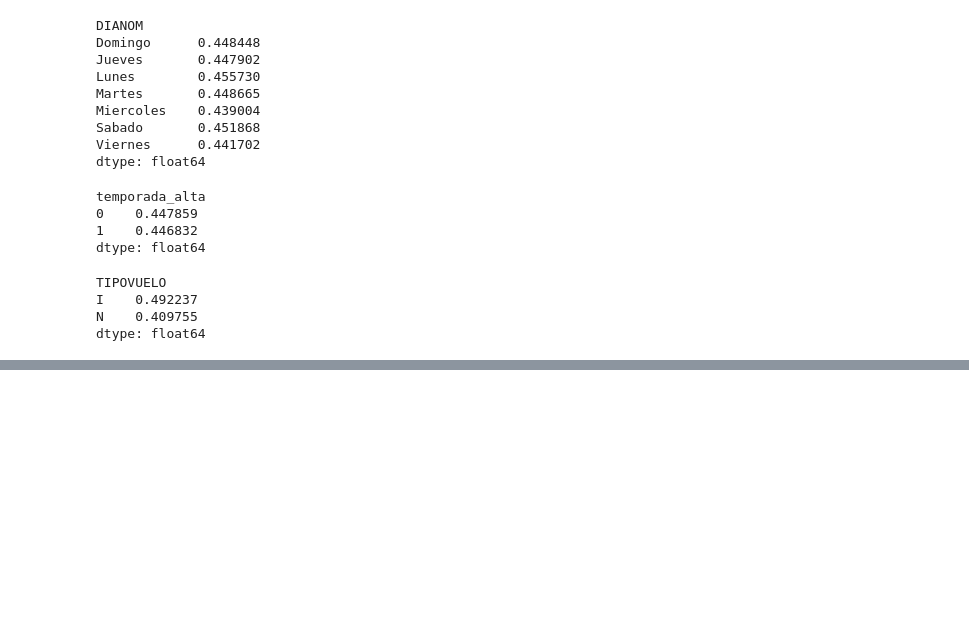
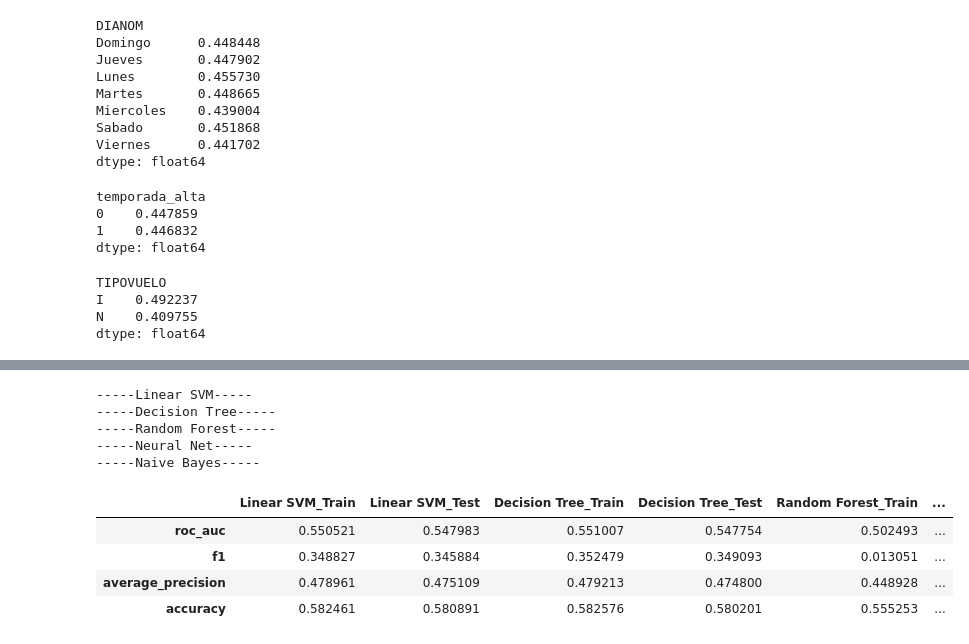
Before and after one commit to JPGrosso/challenge_DS_LATAM, a Jupyter notebook: solution.ipynb, the cells around one changed output, grey strips where cells are left out. Saved outputs shown, nothing was run; the diff lists cells and outputs as text; code cells hidden in the pictures; blank space fills up the shorter version.

```diff
--- a/solution.ipynb
+++ b/solution.ipynb
@@ -321,0 +391,9 @@ dataset_cat_dummy.head(5)
+# %%
+#dado que no generé variables que miren hacia el pasado, cada vuelo es más o menos independiente y a pesar de ser una serie de tiempo
+#se puede separar al azar sin que información del test permee al train
+X_train, X_test, y_train, y_test = train_test_split(df, df.atraso_15,
+                                                   train_size=0.75, test_size=0.25, random_state=3344)
+# %%
+#saco la target del train
+X_train=X_train.drop(["atraso_15"],axis=1)
+X_test=X_test.drop(["atraso_15"],axis=1)
@@ -321,0 +477,64 @@ dataset_cat_dummy.head(5)
+# %%
+#crear función que entrena y testea los modelos
+def clasification_results(y_true, y_pred):
+    accuracy = metrics.accuracy_score(y_true, y_pred)
+    average_precision = metrics.average_precision_score(y_true, y_pred)
+    f1 = metrics.f1_score(y_true, y_pred)
+    roc_auc = metrics.roc_auc_score(y_true, y_pred)
+
+
+    return roc_auc, f1, average_precision, accuracy
+# %%
+#script que pone a andar a la función
+models_1 = []
+#models_1.append(("Nearest Neighbors", KNeighborsClassifier(3)))
+models_1.append(("Linear SVM", SVC(kernel="linear", C=0.025)))
+#models_1.append(("RBF SVM", SVC(gamma=2, C=1)))
+#models_1.append(("Gaussian Process", GaussianProcessClassifier(1.0 * RBF(1.0))))
+models_1.append(( "Decision Tree",  DecisionTreeClassifier(max_depth=5)))
+models_1.append(("Random Forest", RandomForestClassifier(max_depth=5, n_estimators=10, max_features=1)))
+models_1.append(("Neural Net", MLPClassifier(alpha=1, max_iter=50)))
+#models_1.append(("AdaBoost",AdaBoostClassifier()))
+models_1.append(("Naive Bayes",  GaussianNB()))
+#models_1.append(("QDA",  QuadraticDiscriminantAnalysis()))
+
+
+
+# Evalua cada modelo
+results_1 = pd.DataFrame(index=['roc_auc',
+                                'f1',
+                                'average_precision',
+                                'accuracy'])
+
+models_trained = dict()
+
+for name, model in models_1:
+
+    print('-----%s-----' % (name))
+
+    results_model = model.fit(X_train,y_train)
+    models_trained[name] = results_model
+
+    y_true_Train = y_train
+    y_pred_Train = model.predict(X_train)
+
+    results_1[name+'_Train'] = clasification_results(y_true_Train, y_pred_Train)
+
+    y_true = y_test
+    y_pred = model.predict(X_test)
+
+    results_1[name+'_Test'] = clasification_results(y_true, y_pred)
+
+# Compare Algorithms
+results_1
+# %% [output]
+-----Linear SVM-----
+-----Decision Tree-----
+-----Random Forest-----
+-----Neural Net-----
+-----Naive Bayes-----
+|  | Linear SVM_Train | Linear SVM_Test | Decision Tree_Train | Decision Tree_Test | Random Forest_Train | ... |
+| roc_auc | 0.550521 | 0.547983 | 0.551007 | 0.547754 | 0.502493 | ... |
+| f1 | 0.348827 | 0.345884 | 0.352479 | 0.349093 | 0.013051 | ... |
+| average_precision | 0.478961 | 0.475109 | 0.479213 | 0.474800 | 0.448928 | ... |
+| accuracy | 0.582461 | 0.580891 | 0.582576 | 0.580201 | 0.555253 | ... |
```
Also changed, not shown: parts of 17 cells of this notebook.
